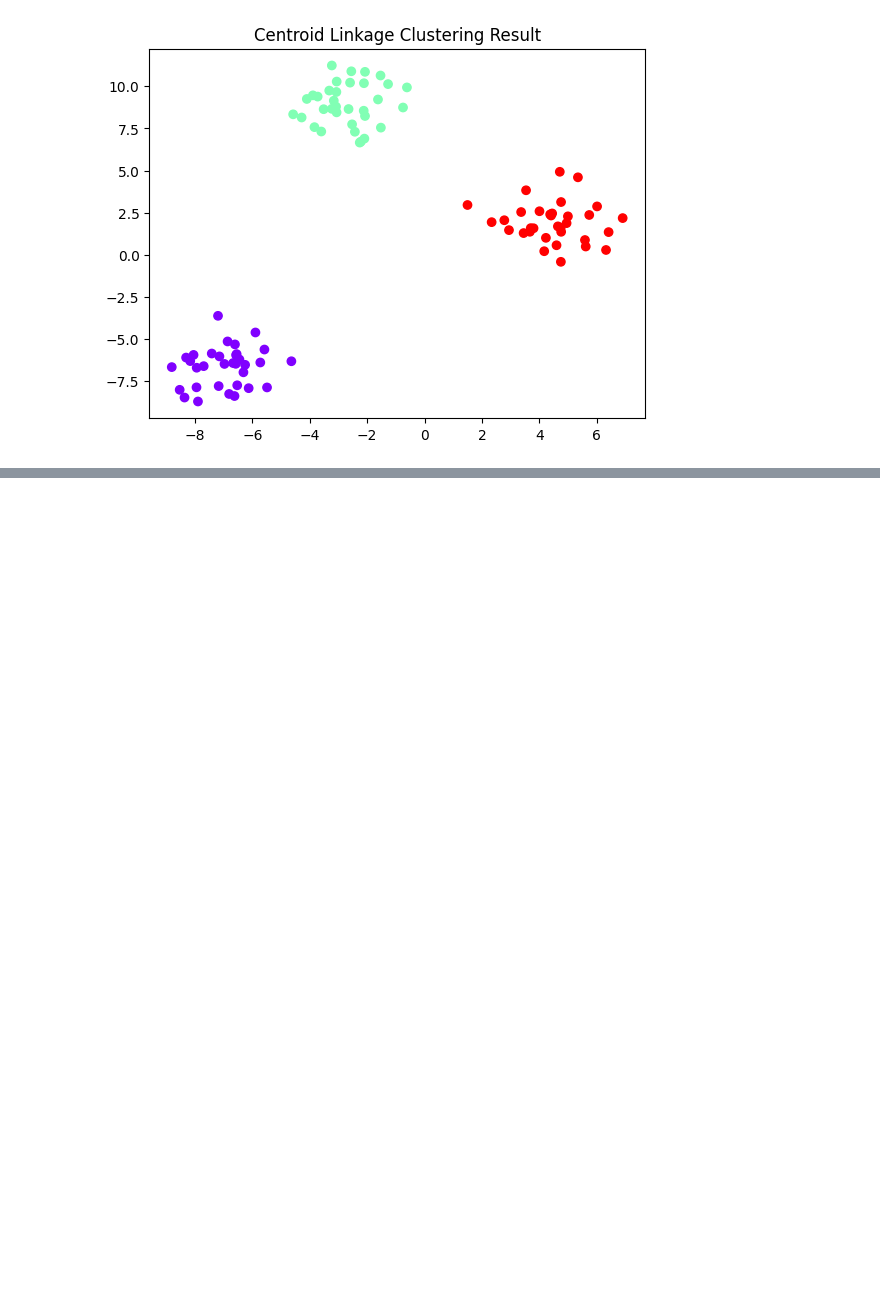
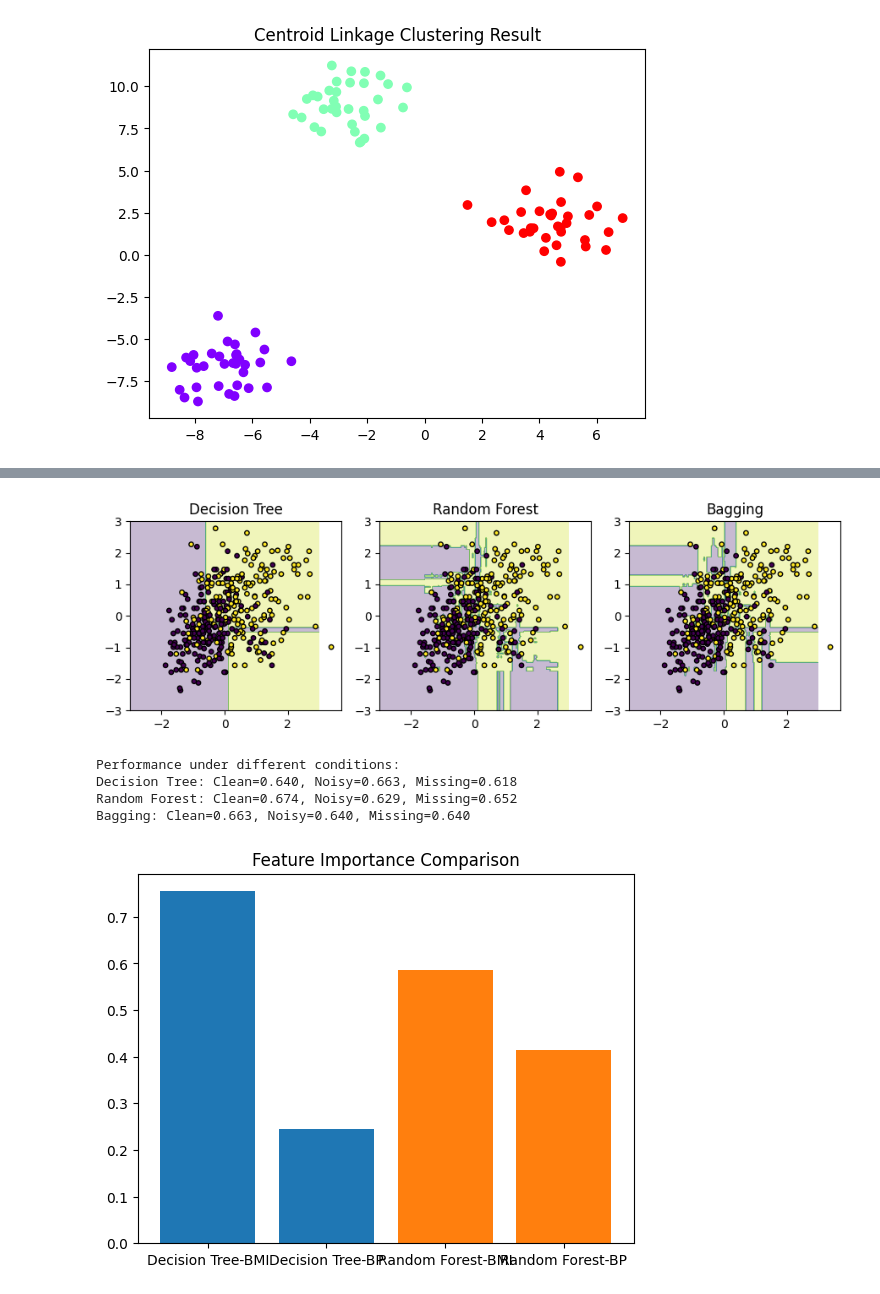
Before and after one commit to mekaviraj/ML_sem5, a Jupyter notebook: ML_LAB2.ipynb, the cells around one changed output, grey strips where cells are left out. Saved outputs shown, nothing was run; the diff lists cells and outputs as text; code cells hidden in the pictures; blank space fills up the shorter version.

```diff
--- a/ML_LAB2.ipynb
+++ b/ML_LAB2.ipynb
@@ -1144,0 +1933,65 @@ for method in linkage_methods:
+# %%
+# 8. Visualizing the Ensemble Models
+import numpy as np, pandas as pd, matplotlib.pyplot as plt
+from sklearn.datasets import load_diabetes
+from sklearn.model_selection import train_test_split
+from sklearn.preprocessing import StandardScaler
+from sklearn.tree import DecisionTreeClassifier
+from sklearn.ensemble import RandomForestClassifier, BaggingClassifier
+from sklearn.impute import SimpleImputer
+from sklearn.metrics import accuracy_score
+
+# Load and prepare data
+data = load_diabetes()
+X = pd.DataFrame(data.data, columns=data.feature_names)[['bmi','bp']]
+y = (data.target > np.median(data.target)).astype(int)
+X = StandardScaler().fit_transform(X)
+X_train, X_test, y_train, y_test = train_test_split(X, y, test_size=0.2, random_state=42)
+
+# Models
+models = {
+    "Decision Tree": DecisionTreeClassifier(max_depth=3, random_state=42),
+    "Random Forest": RandomForestClassifier(n_estimators=50, random_state=42),
+    "Bagging": BaggingClassifier(estimator=DecisionTreeClassifier(), n_estimators=30, random_state=42)
+}
+
+# Decision boundaries
+def plot_boundary(model, title):
+    xx, yy = np.meshgrid(np.linspace(-3,3,200), np.linspace(-3,3,200))
+    Z = model.predict(np.c_[xx.ravel(), yy.ravel()]).reshape(xx.shape)
+    plt.contourf(xx, yy, Z, alpha=0.3)
+    plt.scatter(X_train[:,0], X_train[:,1], c=y_train, edgecolor='k', s=15)
+    plt.title(title)
+
+plt.figure(figsize=(9,3))
+for i,(n,m) in enumerate(models.items(),1):
+    m.fit(X_train,y_train)
+    plt.subplot(1,3,i)
+    plot_boundary(m,n)
+plt.tight_layout(); plt.show()
+
+# Noise & missing data test
+X_noisy = X_test + np.random.normal(0,0.5,X_test.shape)
+X_miss = X_test.copy(); X_miss[np.random.rand(*X_miss.shape)<0.1] = np.nan
+X_miss = SimpleImputer().fit_transform(X_miss)
+
+print("\nPerformance under different conditions:")
+for n,m in models.items():
+    m.fit(X_train,y_train)
+    print(f"{n}: Clean={accuracy_score(y_test,m.predict(X_test)):.3f}, "
+          f"Noisy={accuracy_score(y_test,m.predict(X_noisy)):.3f}, "
+          f"Missing={accuracy_score(y_test,m.predict(X_miss)):.3f}")
+
+# Feature importance
+plt.figure()
+for n,m in models.items():
+    if hasattr(m,"feature_importances_"):
+        plt.bar([f"{n}-BMI", f"{n}-BP"], m.feature_importances_)
+plt.title("Feature Importance Comparison"); plt.show()
+# %% [output]
+[figure, added]
+Performance under different conditions:
+Decision Tree: Clean=0.640, Noisy=0.663, Missing=0.618
+Random Forest: Clean=0.674, Noisy=0.629, Missing=0.652
+Bagging: Clean=0.663, Noisy=0.640, Missing=0.640
+[figure, added]
```
Also changed, not shown: parts of 39 cells of this notebook.
